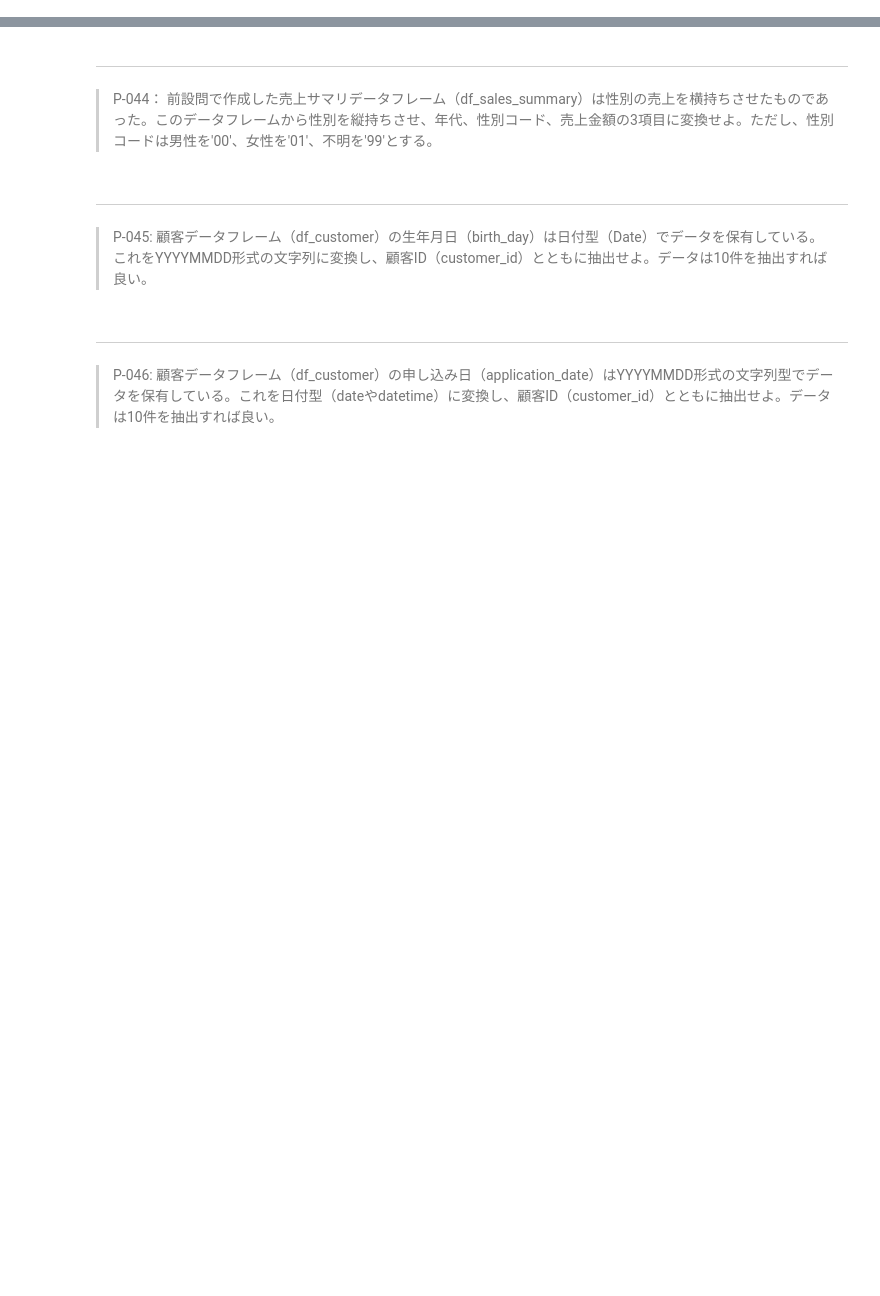
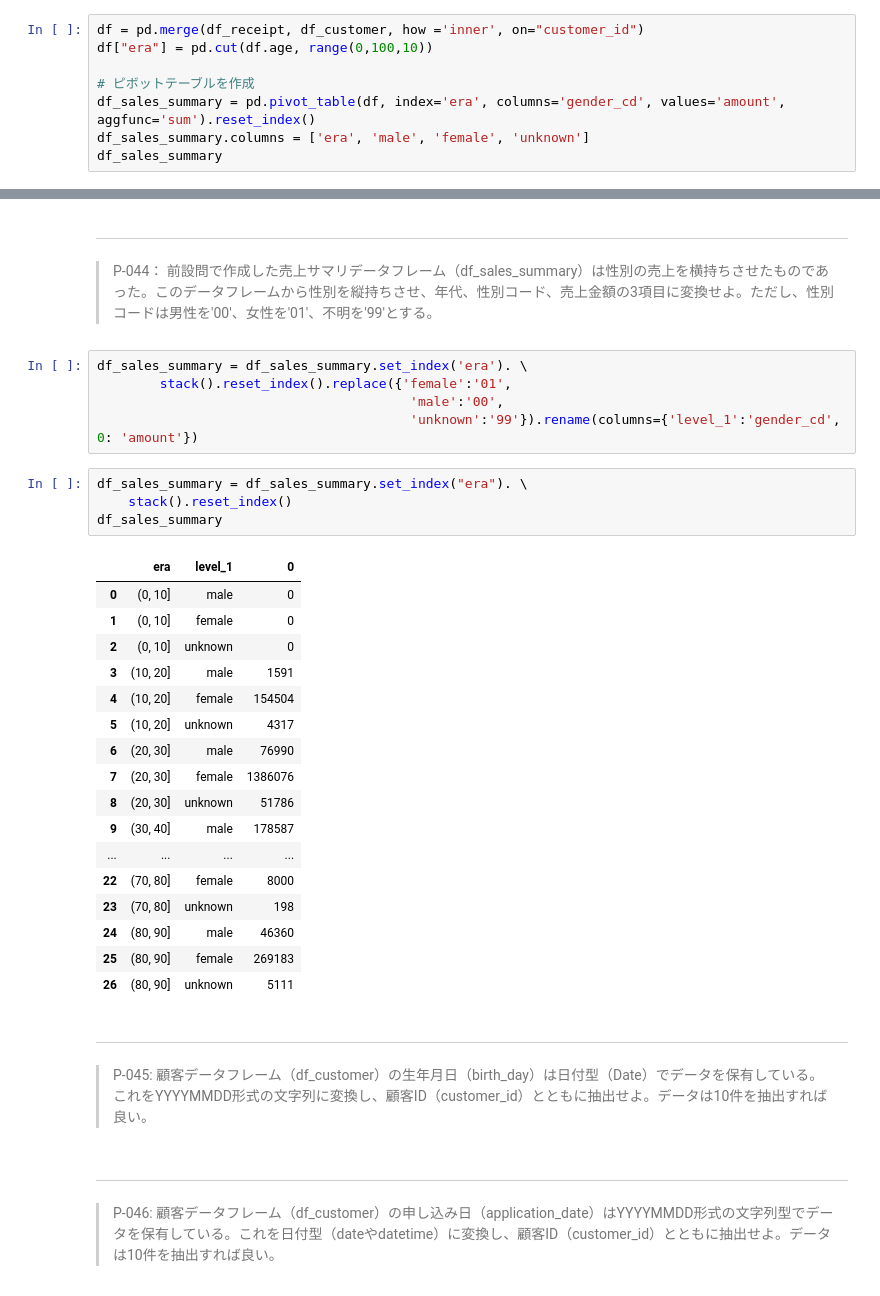
Before and after one commit to T-Sawao/Problem_100, a Jupyter notebook: data_100/docker/work/preprocess_knock_Python.ipynb, the cells around one changed output, grey strips where cells are left out. Drawn from its saved outputs; the diff is of its cells as text; blank space fills up the shorter version.

```diff
--- a/data_100/docker/work/preprocess_knock_Python.ipynb
+++ b/data_100/docker/work/preprocess_knock_Python.ipynb
@@ -672,3 +693,11 @@ df_sales_amount_by_date.head(10)
 > P-043： レシート明細データフレーム（df_receipt）と顧客データフレーム（df_customer）を結合し、性別（gender）と年代（ageから計算）ごとに売上金額（amount）を合計した売上サマリデータフレーム（df_sales_summary）を作成せよ。性別は0が男性、1が女性、9が不明を表すものとする。
 >
 > ただし、項目構成は年代、女性の売上金額、男性の売上金額、性別不明の売上金額の4項目とすること（縦に年代、横に性別のクロス集計）。また、年代は10歳ごとの階級とすること。
+# %%
+df = pd.merge(df_receipt, df_customer, how ='inner', on="customer_id")
+df["era"] = pd.cut(df.age, range(0,100,10))
+
+# ピボットテーブルを作成
+df_sales_summary = pd.pivot_table(df, index='era', columns='gender_cd', values='amount', aggfunc='sum').reset_index()
+df_sales_summary.columns = ['era', 'male', 'female', 'unknown']
+df_sales_summary
@@ -675,6 +715,33 @@ df_sales_amount_by_date.head(10)
 # %% [markdown]
 ---
 > P-044： 前設問で作成した売上サマリデータフレーム（df_sales_summary）は性別の売上を横持ちさせたものであった。このデータフレームから性別を縦持ちさせ、年代、性別コード、売上金額の3項目に変換せよ。ただし、性別コードは男性を'00'、女性を'01'、不明を'99'とする。
+# %%
+df_sales_summary = df_sales_summary.set_index('era'). \
+        stack().reset_index().replace({'female':'01',
+                                        'male':'00',
+                                        'unknown':'99'}).rename(columns={'level_1':'gender_cd', 0: 'amount'})
+# %%
+df_sales_summary = df_sales_summary.set_index("era"). \
+    stack().reset_index()
+df_sales_summary
+# %% [output]
+|  | era | level_1 | 0 |
+| 0 | (0, 10] | male | 0 |
+| 1 | (0, 10] | female | 0 |
+| 2 | (0, 10] | unknown | 0 |
+| 3 | (10, 20] | male | 1591 |
+| 4 | (10, 20] | female | 154504 |
+| 5 | (10, 20] | unknown | 4317 |
+| 6 | (20, 30] | male | 76990 |
+| 7 | (20, 30] | female | 1386076 |
+| 8 | (20, 30] | unknown | 51786 |
+| 9 | (30, 40] | male | 178587 |
+| ... | ... | ... | ... |
+| 22 | (70, 80] | female | 8000 |
+| 23 | (70, 80] | unknown | 198 |
+| 24 | (80, 90] | male | 46360 |
+| 25 | (80, 90] | female | 269183 |
+| 26 | (80, 90] | unknown | 5111 |
 # %% [markdown]
 ---
 > P-045: 顧客データフレーム（df_customer）の生年月日（birth_day）は日付型（Date）でデータを保有している。これをYYYYMMDD形式の文字列に変換し、顧客ID（customer_id）とともに抽出せよ。データは10件を抽出すれば良い。
```
Also changed, not shown: parts of 2 cells of this notebook.
